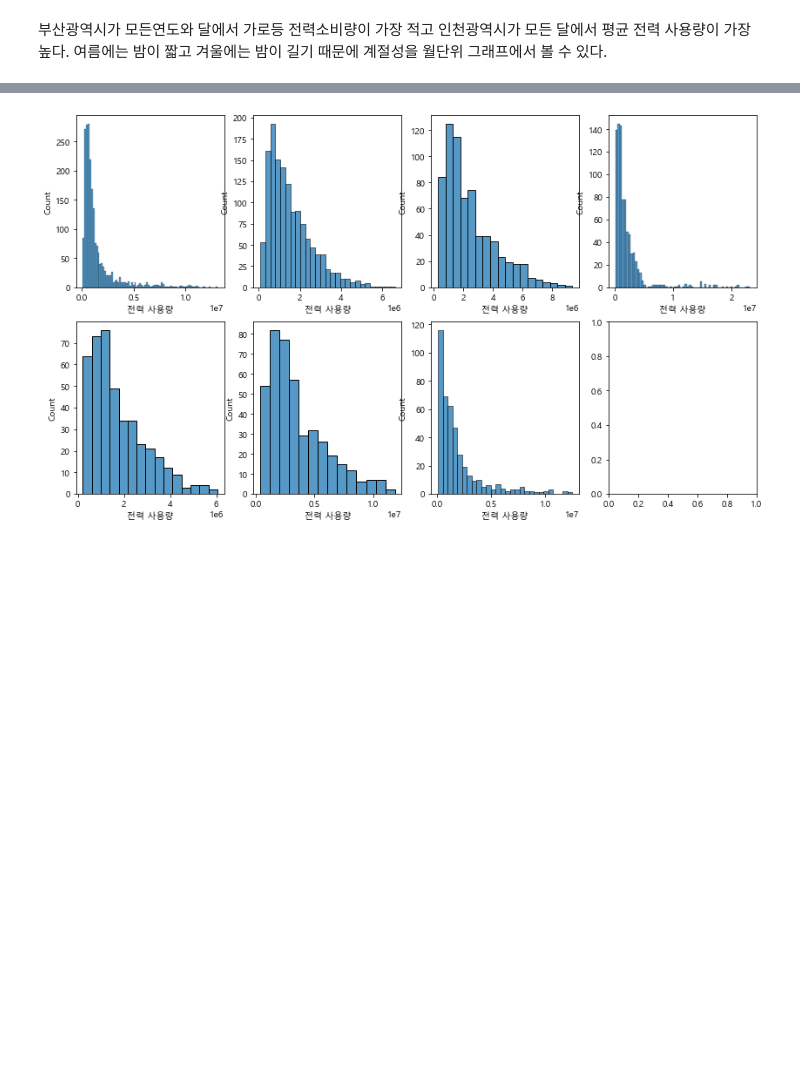
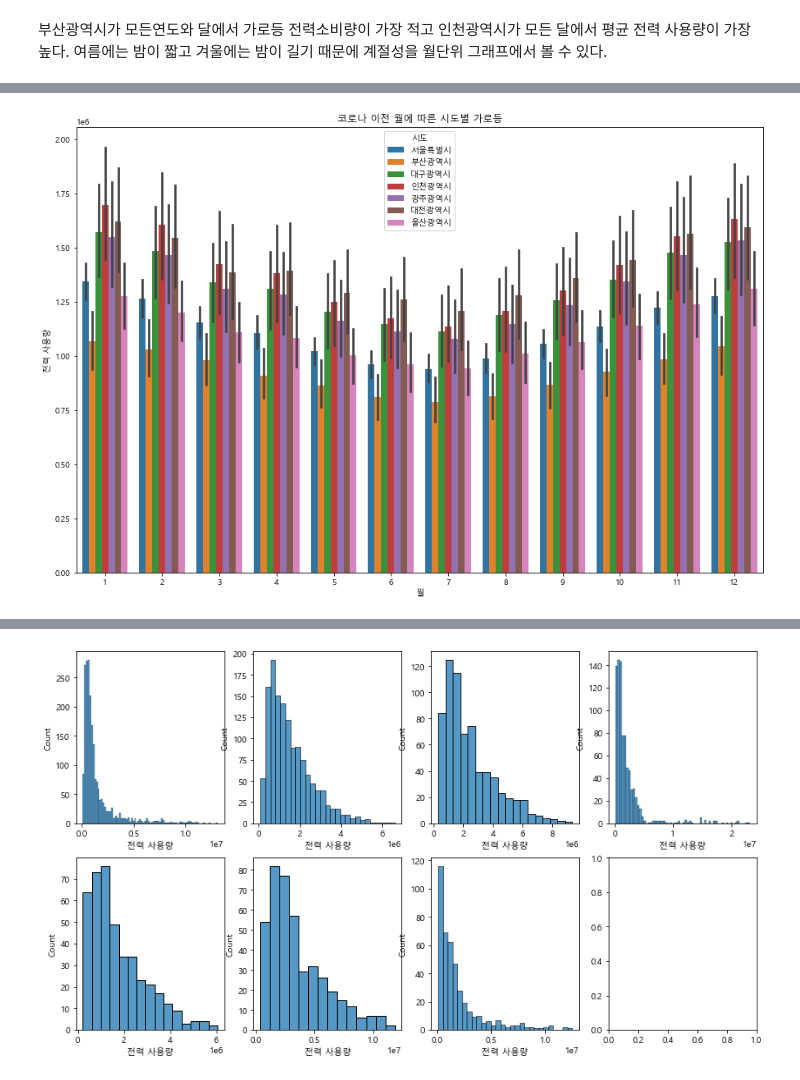
Before and after one commit to gyocheol/MachinLearning_project, a Jupyter notebook: 가로등과 심야 시각화.ipynb, the cells around one changed output, grey strips where cells are left out. Drawn from its saved outputs; the diff is of its cells as text; code cells hidden in the pictures; blank space fills up the shorter version.

```diff
--- a/가로등과 심야 시각화.ipynb
+++ b/가로등과 심야 시각화.ipynb
@@ -143,3 +143,7 @@ sfig = splot.get_figure()
 # %% [markdown]
 부산광역시가 모든연도와 달에서 가로등 전력소비량이 가장 적고 인천광역시가 모든 달에서 평균 전력 사용량이 가장 높다.
 여름에는 밤이 짧고 겨울에는 밤이 길기 때문에 계절성을 월단위 그래프에서 볼 수 있다.
+# %%
+# 코로나 이전
+co_b = sl[(sl['년도']<2020)]
+co_b
@@ -145,0 +164,10 @@ sfig = splot.get_figure()
+# %%
+plt.figure(figsize=(15, 10))
+
+splot = sns.barplot(data=co_b, x='월', y='전력 사용량', hue='시도')
+plt.title('코로나 이전 월에 따른 시도별 가로등')
+plt.show()
+sfig = splot.get_figure()
+# sfig.savefig('년도에 따른 시도별 가로등.png')
+# %% [output]
+[figure, added]
```
Also changed, not shown: parts of 8 cells of this notebook.
